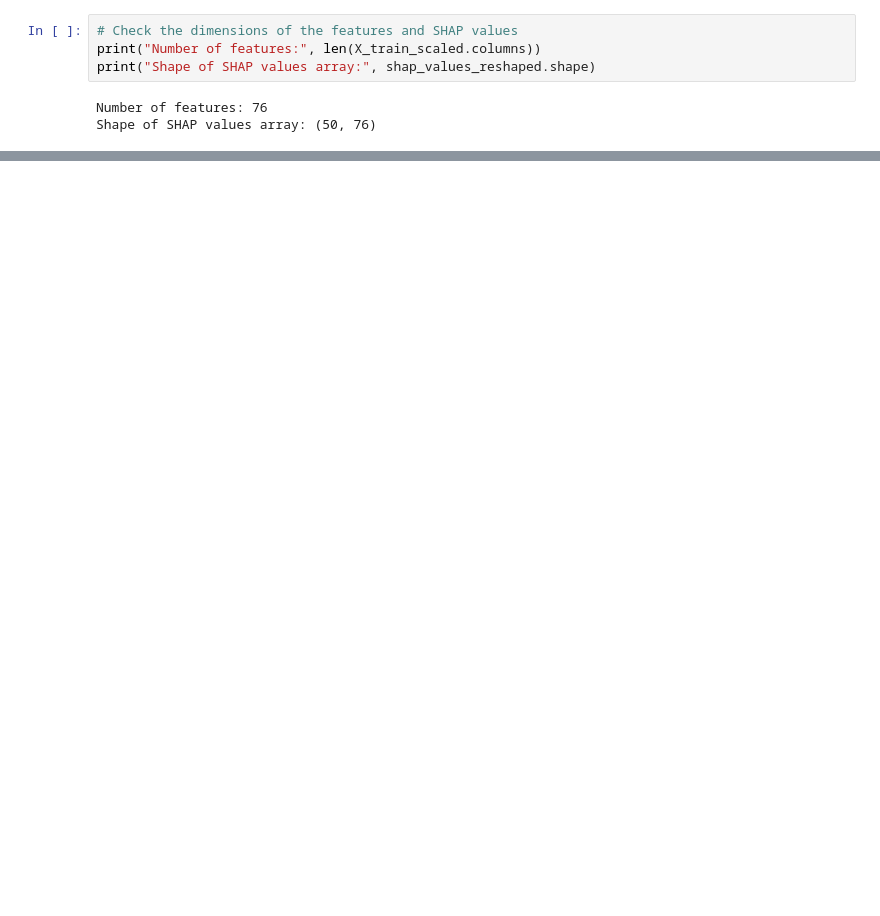
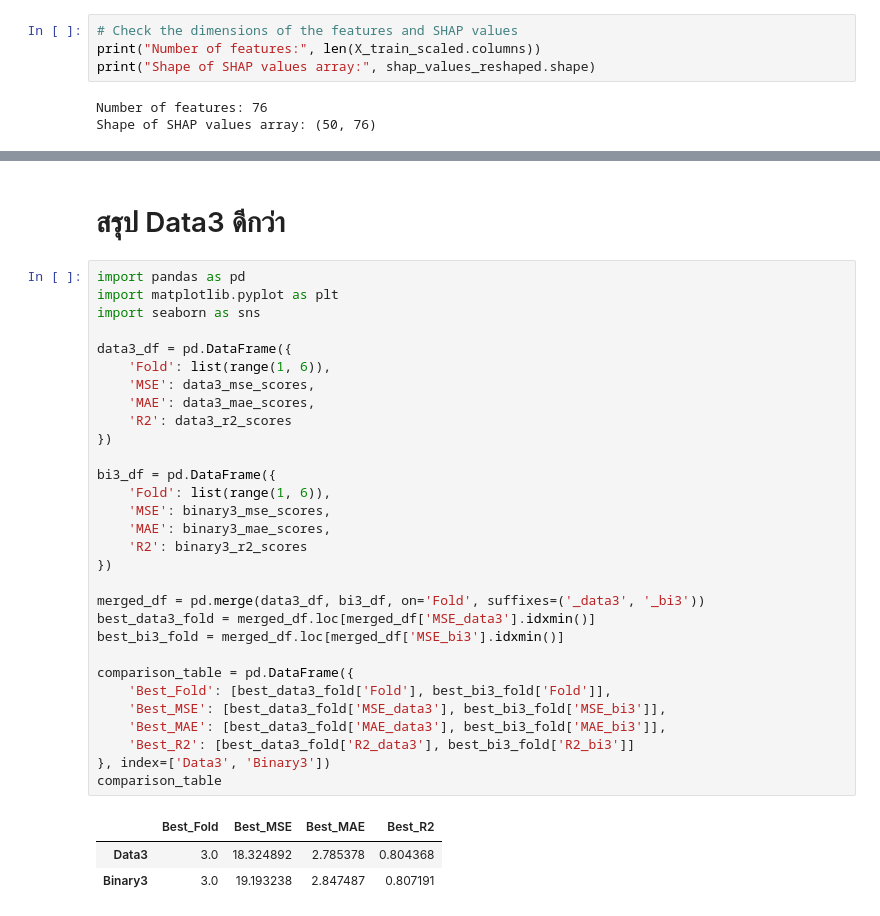
Before and after one commit to nxxk23/PROJECT, a Jupyter notebook: SlopesFNN.ipynb, the cells around one changed output, grey strips where cells are left out. Drawn from its saved outputs; the diff is of its cells as text; blank space fills up the shorter version.

Commit message:
Data3: mse = 18.32

```diff
--- a/SlopesFNN.ipynb
+++ b/SlopesFNN.ipynb
@@ -877,3 +755,39 @@ shap.force_plot(explainer.expected_value, shap_values_single, X_train.iloc[X_idx
 Shape of SHAP values for single sample after reshaping: (76,)
 [interactive output not drawn]
 <shap.plots._force.AdditiveForceVisualizer at 0x...>
+# %% [markdown]
+# สรุป Data3 ดีกว่า
+# %%
+import pandas as pd
+import matplotlib.pyplot as plt
+import seaborn as sns
+
+data3_df = pd.DataFrame({
+    'Fold': list(range(1, 6)),
+    'MSE': data3_mse_scores,
+    'MAE': data3_mae_scores,
+    'R2': data3_r2_scores
+})
+
+bi3_df = pd.DataFrame({
+    'Fold': list(range(1, 6)),
+    'MSE': binary3_mse_scores,
+    'MAE': binary3_mae_scores,
+    'R2': binary3_r2_scores
+})
+
+merged_df = pd.merge(data3_df, bi3_df, on='Fold', suffixes=('_data3', '_bi3'))
+best_data3_fold = merged_df.loc[merged_df['MSE_data3'].idxmin()]
+best_bi3_fold = merged_df.loc[merged_df['MSE_bi3'].idxmin()]
+
+comparison_table = pd.DataFrame({
+    'Best_Fold': [best_data3_fold['Fold'], best_bi3_fold['Fold']],
+    'Best_MSE': [best_data3_fold['MSE_data3'], best_bi3_fold['MSE_bi3']],
+    'Best_MAE': [best_data3_fold['MAE_data3'], best_bi3_fold['MAE_bi3']],
+    'Best_R2': [best_data3_fold['R2_data3'], best_bi3_fold['R2_bi3']]
+}, index=['Data3', 'Binary3'])
+comparison_table
+# %% [output]
+|  | Best_Fold | Best_MSE | Best_MAE | Best_R2 |
+| Data3 | 3.0 | 18.324892 | 2.785378 | 0.804368 |
+| Binary3 | 3.0 | 19.193238 | 2.847487 | 0.807191 |
```
Also changed, not shown: parts of 30 cells of this notebook.
